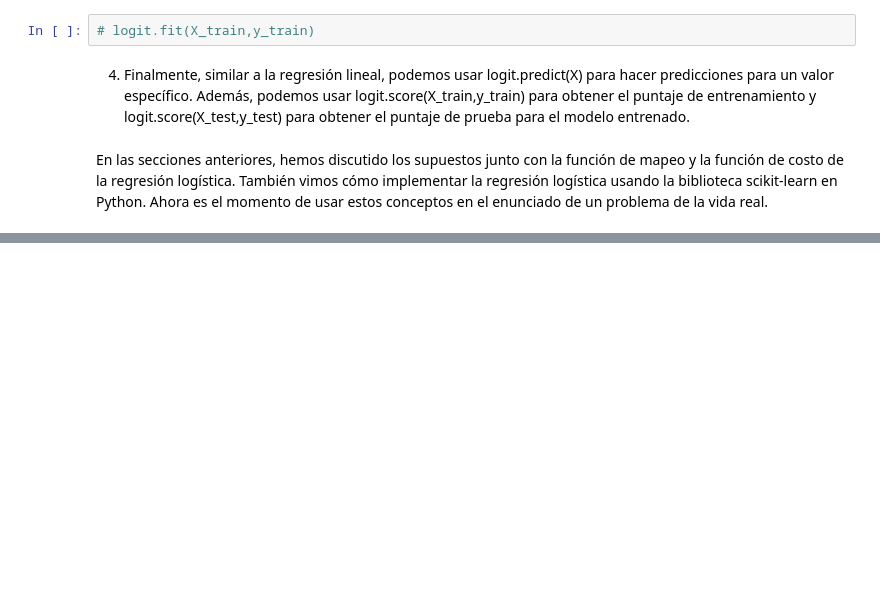
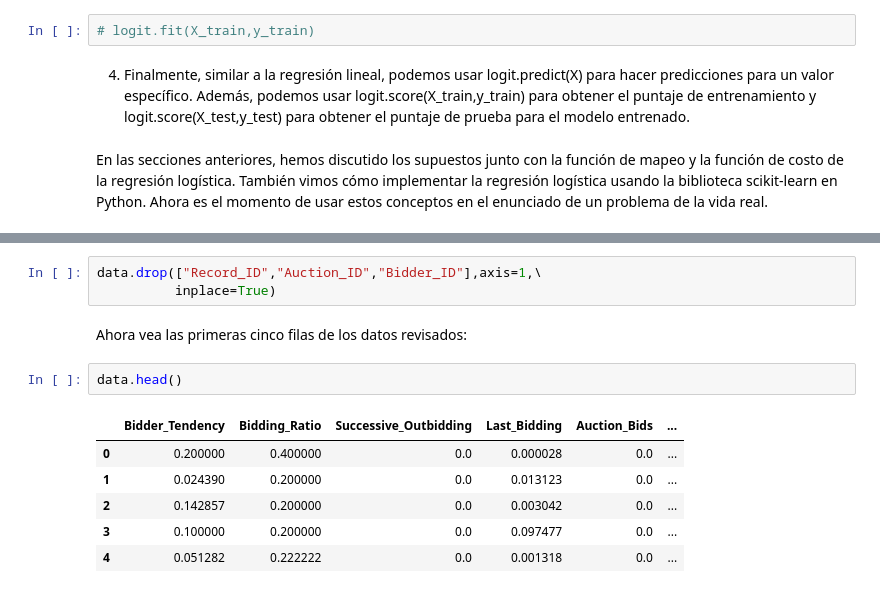
Before and after one commit to limspiga/customer-analytics, a Jupyter notebook: week-5a/customer_analytics_week_5a.ipynb, the cells around one changed output, grey strips where cells are left out. Cells and saved outputs as stored; diff of their text form; blank space fills up the shorter version.

```diff
--- a/week-5a/customer_analytics_week_5a.ipynb
+++ b/week-5a/customer_analytics_week_5a.ipynb
@@ -232,0 +263,14 @@ En las secciones anteriores, hemos discutido los supuestos junto con la función
+# %%
+data.drop(["Record_ID","Auction_ID","Bidder_ID"],axis=1,\
+          inplace=True)
+# %% [markdown]
+Ahora vea las primeras cinco filas de los datos revisados:
+# %%
+data.head()
+# %% [output]
+|  | Bidder_Tendency | Bidding_Ratio | Successive_Outbidding | Last_Bidding | Auction_Bids | ... |
+| 0 | 0.200000 | 0.400000 | 0.0 | 0.000028 | 0.0 | ... |
+| 1 | 0.024390 | 0.200000 | 0.0 | 0.013123 | 0.0 | ... |
+| 2 | 0.142857 | 0.200000 | 0.0 | 0.003042 | 0.0 | ... |
+| 3 | 0.100000 | 0.200000 | 0.0 | 0.097477 | 0.0 | ... |
+| 4 | 0.051282 | 0.222222 | 0.0 | 0.001318 | 0.0 | ... |
```
Also changed, not shown: parts of 33 cells of this notebook, 1 other file.
